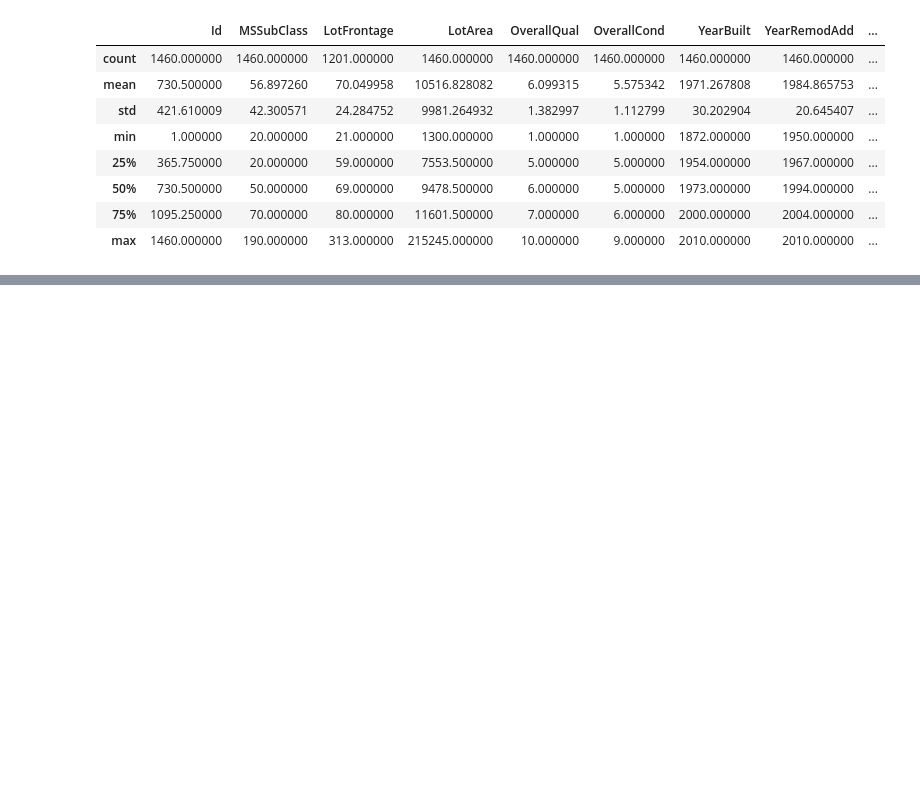
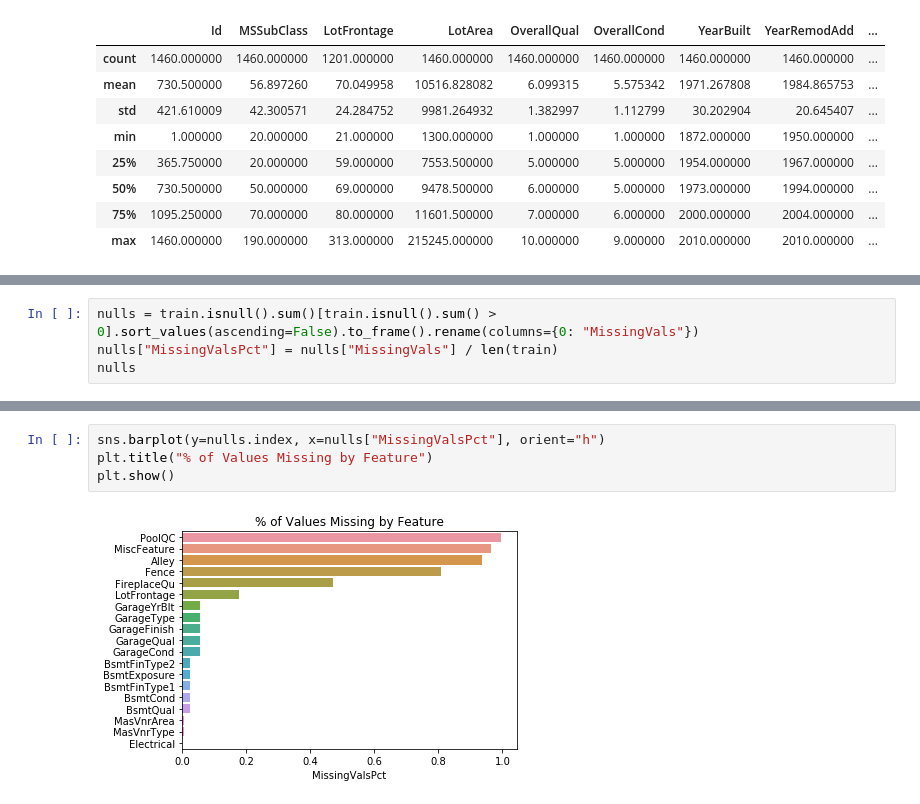
Before and after one commit to amypeniston/kaggle-competitions, a Jupyter notebook: house-prices/1_EDA.ipynb, the cells around one changed output, grey strips where cells are left out. Saved outputs shown, nothing was run; the diff lists cells and outputs as text; blank space fills up the shorter version.

```diff
--- a/house-prices/1_EDA.ipynb
+++ b/house-prices/1_EDA.ipynb
@@ -84,0 +90,4 @@ Cols of type object: ['MSZoning', 'Street', 'Alley', 'LotShape', 'LandContour',
+# %%
+nulls = train.isnull().sum()[train.isnull().sum() > 0].sort_values(ascending=False).to_frame().rename(columns={0: "MissingVals"})
+nulls["MissingValsPct"] = nulls["MissingVals"] / len(train)
+nulls
@@ -84,0 +112,6 @@ Cols of type object: ['MSZoning', 'Street', 'Alley', 'LotShape', 'LandContour',
+# %%
+sns.barplot(y=nulls.index, x=nulls["MissingValsPct"], orient="h")
+plt.title("% of Values Missing by Feature")
+plt.show()
+# %% [output]
+[figure, added]
```
Also changed, not shown: parts of 7 cells of this notebook.
